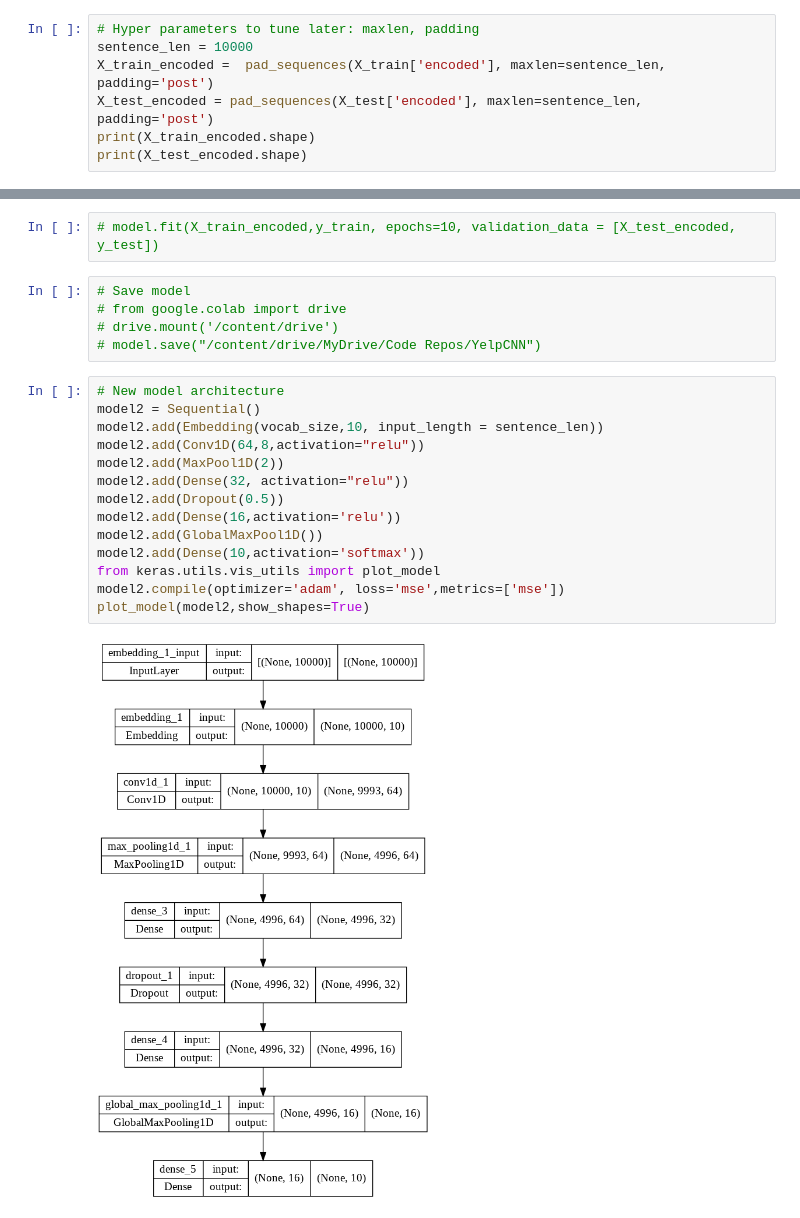
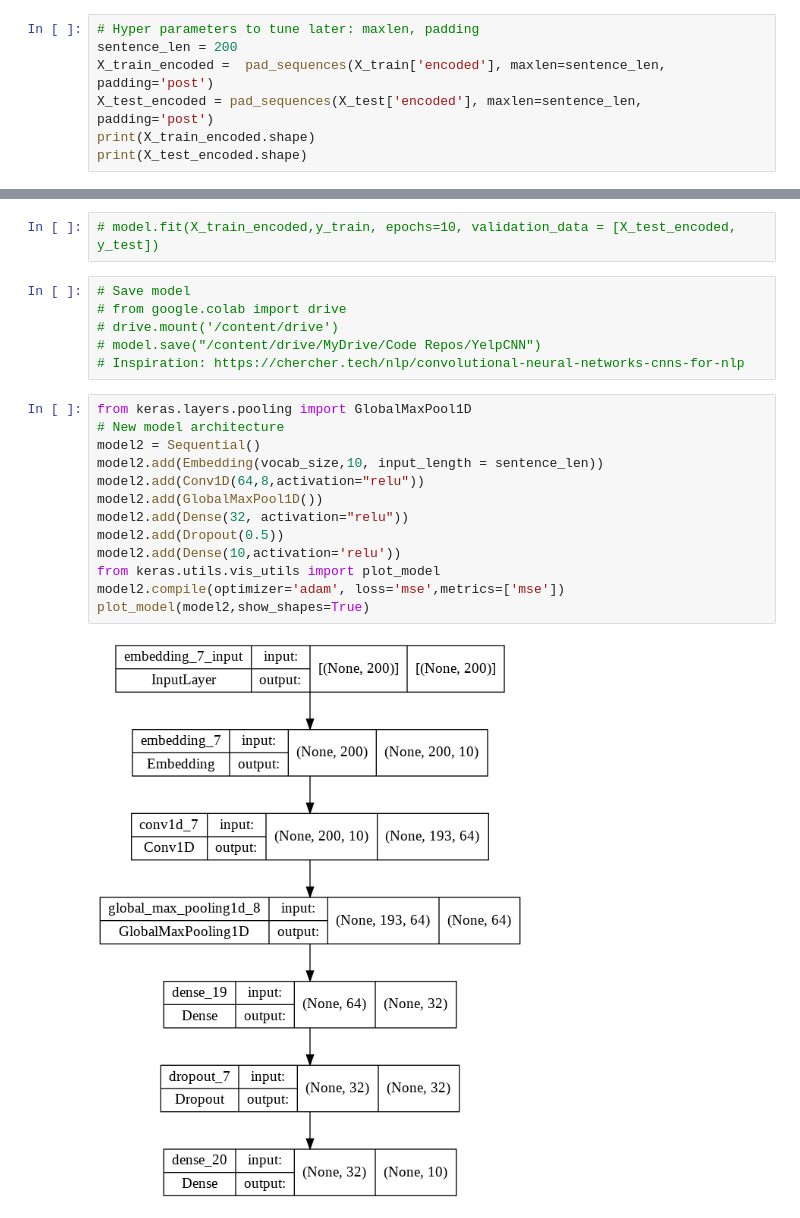
Before and after one commit to CodyBurker/W266_Group_Project, a Jupyter notebook: CodyCNNAnalysis2.ipynb, the cells around one changed output, grey strips where cells are left out. Drawn from its saved outputs; the diff is of its cells as text.

Commit message:
New model

```diff
--- a/CodyCNNAnalysis2.ipynb
+++ b/CodyCNNAnalysis2.ipynb
@@ -43,6 +53,6 @@ X_test['encoded'] = tokenizer.texts_to_sequences(X_test['text'])
 # %%
 # Hyper parameters to tune later: maxlen, padding
-sentence_len = 10000
+sentence_len = 200
 X_train_encoded =  pad_sequences(X_train['encoded'], maxlen=sentence_len, padding='post')
 X_test_encoded = pad_sequences(X_test['encoded'], maxlen=sentence_len, padding='post')
 print(X_train_encoded.shape)
@@ -96,20 +106,20 @@ _________________________________________________________________
 # from google.colab import drive
 # drive.mount('/content/drive')
 # model.save("/content/drive/MyDrive/Code Repos/YelpCNN")
+# Inspiration: https://chercher.tech/nlp/convolutional-neural-networks-cnns-for-nlp
 # %%
+from keras.layers.pooling import GlobalMaxPool1D
 # New model architecture
 model2 = Sequential()
 model2.add(Embedding(vocab_size,10, input_length = sentence_len))
 model2.add(Conv1D(64,8,activation="relu"))
-model2.add(MaxPool1D(2))
+model2.add(GlobalMaxPool1D())
 model2.add(Dense(32, activation="relu"))
 model2.add(Dropout(0.5))
-model2.add(Dense(16,activation='relu'))
-model2.add(GlobalMaxPool1D())
-model2.add(Dense(10,activation='softmax'))
+model2.add(Dense(10,activation='relu'))
 from keras.utils.vis_utils import plot_model
 model2.compile(optimizer='adam', loss='mse',metrics=['mse'])
 plot_model(model2,show_shapes=True)
 # %% [output]
-[figure, old version]
+[figure, new version]
 # %%
```
Also changed, not shown: parts of 4 cells of this notebook.
